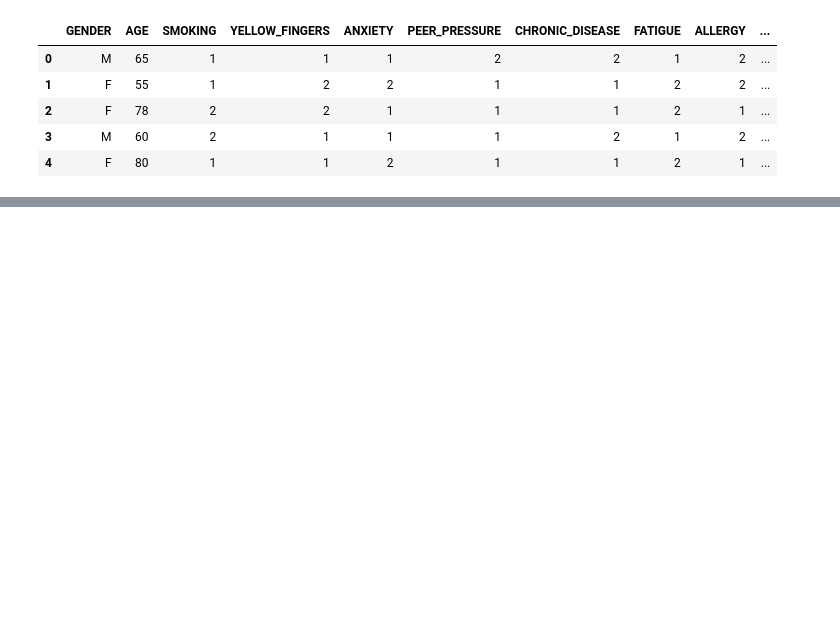
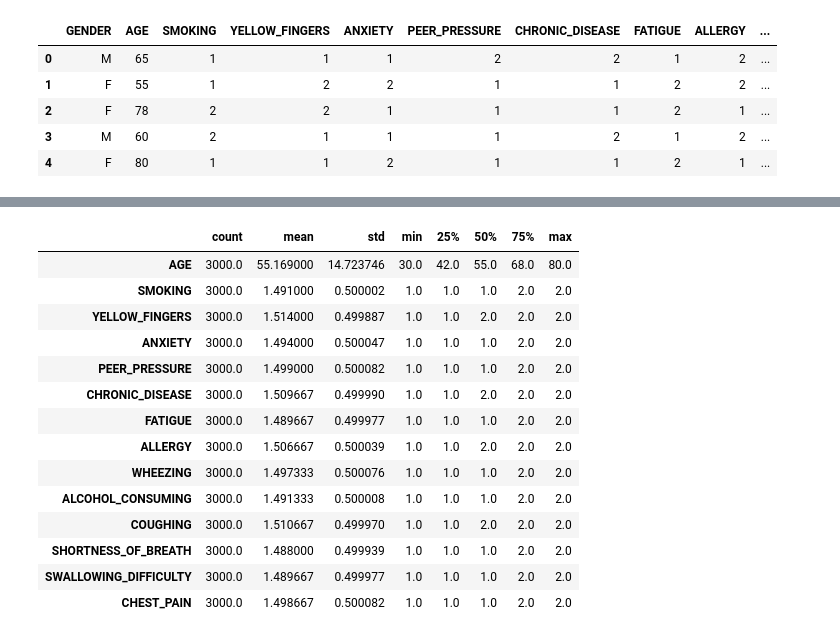
Before and after one commit to daff00/lung-cancer-classification, a Jupyter notebook: notebook/notebook.ipynb, the cells around one changed output, grey strips where cells are left out. Saved outputs shown, nothing was run; the diff lists cells and outputs as text; code cells hidden in the pictures; blank space fills up the shorter version.

```diff
--- a/notebook/notebook.ipynb
+++ b/notebook/notebook.ipynb
@@ -25,0 +88,19 @@ df.head()
+# %%
+# Check the distribution of the dataset
+df.describe().T # Transpose
+# %% [output]
+|  | count | mean | std | min | 25% | 50% | 75% | max |
+| AGE | 3000.0 | 55.169000 | 14.723746 | 30.0 | 42.0 | 55.0 | 68.0 | 80.0 |
+| SMOKING | 3000.0 | 1.491000 | 0.500002 | 1.0 | 1.0 | 1.0 | 2.0 | 2.0 |
+| YELLOW_FINGERS | 3000.0 | 1.514000 | 0.499887 | 1.0 | 1.0 | 2.0 | 2.0 | 2.0 |
+| ANXIETY | 3000.0 | 1.494000 | 0.500047 | 1.0 | 1.0 | 1.0 | 2.0 | 2.0 |
+| PEER_PRESSURE | 3000.0 | 1.499000 | 0.500082 | 1.0 | 1.0 | 1.0 | 2.0 | 2.0 |
+| CHRONIC_DISEASE | 3000.0 | 1.509667 | 0.499990 | 1.0 | 1.0 | 2.0 | 2.0 | 2.0 |
+| FATIGUE | 3000.0 | 1.489667 | 0.499977 | 1.0 | 1.0 | 1.0 | 2.0 | 2.0 |
+| ALLERGY | 3000.0 | 1.506667 | 0.500039 | 1.0 | 1.0 | 2.0 | 2.0 | 2.0 |
+| WHEEZING | 3000.0 | 1.497333 | 0.500076 | 1.0 | 1.0 | 1.0 | 2.0 | 2.0 |
+| ALCOHOL_CONSUMING | 3000.0 | 1.491333 | 0.500008 | 1.0 | 1.0 | 1.0 | 2.0 | 2.0 |
+| COUGHING | 3000.0 | 1.510667 | 0.499970 | 1.0 | 1.0 | 2.0 | 2.0 | 2.0 |
+| SHORTNESS_OF_BREATH | 3000.0 | 1.488000 | 0.499939 | 1.0 | 1.0 | 1.0 | 2.0 | 2.0 |
+| SWALLOWING_DIFFICULTY | 3000.0 | 1.489667 | 0.499977 | 1.0 | 1.0 | 1.0 | 2.0 | 2.0 |
+| CHEST_PAIN | 3000.0 | 1.498667 | 0.500082 | 1.0 | 1.0 | 1.0 | 2.0 | 2.0 |
```
Also changed, not shown: parts of 10 cells of this notebook, 2 other files.
